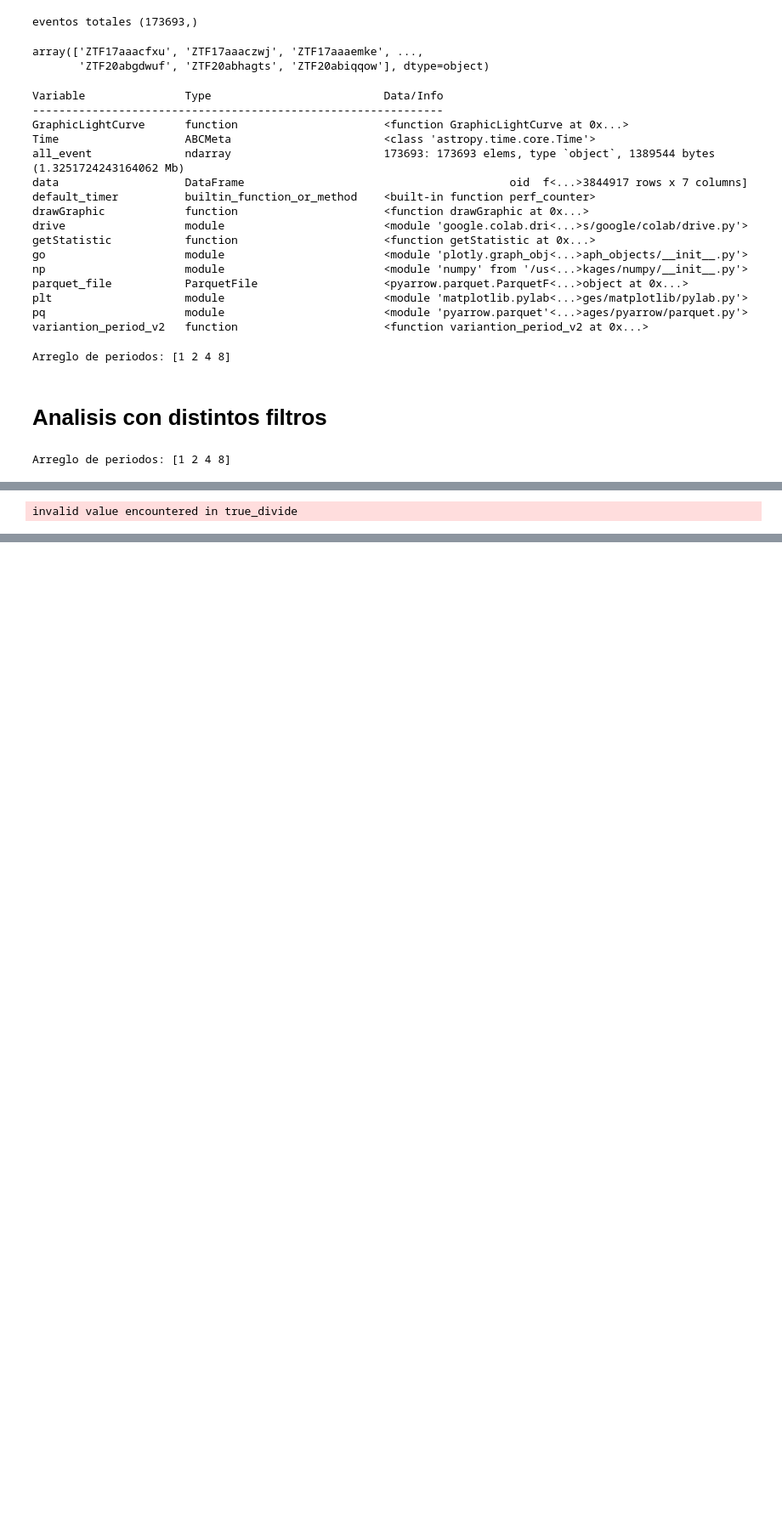
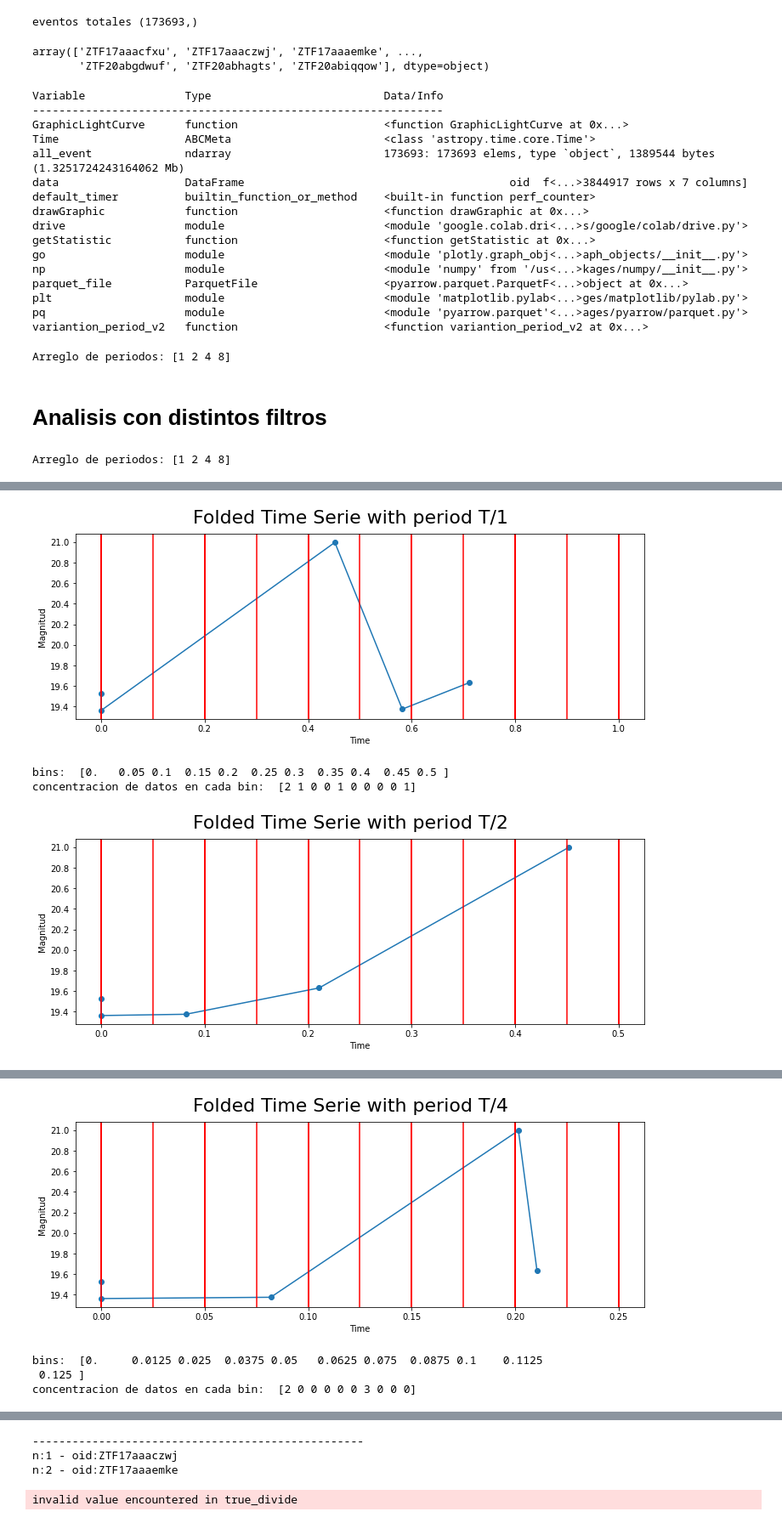
Before and after one commit to LeoQuark/HistogramasAdaptativos, a Jupyter notebook: Light curve with function.ipynb, the cells around one changed output, grey strips where cells are left out. Shown at 85% size. Cells and saved outputs as stored; diff of their text form; code cells hidden in the pictures; blank space fills up the shorter version.

```diff
--- a/Light curve with function.ipynb
+++ b/Light curve with function.ipynb
@@ -143,11 +144,11 @@ def variantion_period_v2(array_periods,ts_time, ts_mag, amount_bins=10):
         #indices - Devuelve los índices de los bins a los que pertenece cada valor del folded_time
         index_bin = np.digitize(folded_time[index_folded],bins=bins)
 
-        # print("bins: ",bins)
-        # print("concentracion de datos en cada bin: ",concentration)
+        print("bins: ",bins)
+        print("concentracion de datos en cada bin: ",concentration)
 
-        #Visualizar grafico de cada variación del periodo
-        # drawGraphic(bins,folded_time,ts_mag,index_folded,period)
+        # Visualizar grafico de cada variación del periodo
+        drawGraphic(bins,folded_time,ts_mag,index_folded,period)
 
         #Obtención de datos estadisticos de cada bin y formación del tensor
         vectorStatisticPeriod = np.asmatrix(getStatistic(index_folded,index_bin,ts_mag,amount_bins))
@@ -297,7 +298,13 @@ all_time_event = []
 Arreglo de periodos: [1 2 4 8]
 # %%
 # tiempo de ejecucion del algoritmo
+from numpy import NaN
+
+
 start_analyze = default_timer()
+
+all_tensor_ts = []
+dict_tensor_all = {}
 
 for index, event in enumerate(all_event):
   # inicio - tiempo de ejecucion del analisis de cada evento
@@ -305,45 +312,64 @@ for index, event in enumerate(all_event):
   print(f'n:{index} - oid:{event}')
   fig = go.Figure()
 
-
   # extrae todas las magnitudes asociadas al evento y las ordena por tiempo (mjd)
   light_curve = data.loc[data['oid'] == event].sort_values(by=['mjd'])
-  # mtcolor = [['g','green'],['r','red'],['b','blue']]
 
-  print(light_curve['fid'])
-
+  # print(light_curve)
+  # light_curve.head()
 
   # graficar serie de tiempo con link a sitio de ALeRCE
   for band in light_curve['fid'].unique():
-    GraphicLightCurve(fig,band,light_curve,False)
-
+    GraphicLightCurve(fig,band,light_curve,True)
 
   # tensor que reune todos los filtros
   tensor_all_filter = []
+  dict_tensor = {}
 
   # nfid = numero del filter id (banda) = 1,green / 2,red
-  for nfid in range(1,4):
-    # type_filter = lambda nfid: 'Green' if nfid == 1 else 'Red'
-    print('Filtro',nfid)
-    idx_banda = light_curve['fid'] == nfid
-    print(idx_banda)
+  for nfid in range(1,3):
+    type_filter = lambda nfid: 'Green' if nfid == 1 else 'Red'
+    # print('Filtro',nfid)
+    idx_banda = (light_curve['fid'] == nfid)
+    # aux = idx_banda.to_frame()
 
-    print(len(idx_banda))
+    # print(idx_banda)
+    # print(len(idx_banda))
 
     mjd_min = light_curve.mjd.values.min()
 
     tiempoNormalizado = (light_curve.mjd.values - mjd_min) / (light_curve.mjd.values.max() - mjd_min)
+
+    # print('a',array_periods)
+    # print('b',tiempoNormalizado[idx_banda], type(tiempoNormalizado[idx_banda]))
+    # print('c',light_curve.magpsf_corr[idx_banda].values,type(light_curve.magpsf_corr[idx_banda].values))
+
+    if(len(tiempoNormalizado[idx_banda]) == 0 or np.isnan(tiempoNormalizado[idx_banda]).all()):
+      # print('tiempoNormalizado is empty or nan')
+      break
+
+    if(len(light_curve.magpsf_corr[idx_banda].values)==0 or np.isnan(light_curve.magpsf_corr[idx_banda].values).all()):
+      # print('magpsf of light curve is empty or nan')
+      break
+
     # print('tiempoNormalizado\n',tiempoNormalizado)
     tensor = np.array(variantion_period_v2(array_periods, tiempoNormalizado[idx_banda], light_curve.magpsf_corr[idx_banda].values, nbines))
     tensor_all_filter.append(tensor)
-    print(f'dimensiones {tensor.shape}')
+
+    dict_tensor[f'Filter {type_filter(nfid)}'] = tensor_all_filter
+
+    # print(f'dimensiones {tensor.shape}')
     # print(f'Tensor {index}: \n{tensor}')
     print('-'*50)
 
 
+
+  dict_tensor_all[f'{event}'] = dict_tensor
   # asignar formato de tensor y muestralo
   tensor_all_filter = np.array(tensor_all_filter)
-  print(f'dimensiones total {tensor_all_filter.shape}')
+  # print(f'dimensiones total {tensor_all_filter.shape}')
+
+  all_tensor_ts.append(tensor_all_filter)
   # print(f'Tensor total {index}: \n{tensor_all_filter}')
 
   # fin
@@ -354,8 +380,8 @@ for index, event in enumerate(all_event):
   # agrego el tiempo de ejecicion al arreglo para obtener el promedio general
   all_time_event.append(time_method_event)
 
-  print(f'tiempo de ejecucion por evento: {time_method_event}')
-  print('-'*100)
+  # print(f'tiempo de ejecucion por evento: {time_method_event}')
+  # print('-'*100)
 
   if (index == limit - 1):
     break
@@ -388 +400,4 @@ n:2 - oid:ZTF17aaaemke
+[figure, added]
-invalid value encountered in true_divide
+bins:  [0.   0.05 0.1  0.15 0.2  0.25 0.3  0.35 0.4  0.45 0.5 ]
+concentracion de datos en cada bin:  [2 1 0 0 1 0 0 0 0 1]
+[figure, added]
@@ -405,0 +406,4 @@ promedio de tiempo de ejecucion por evento 0.48292129999992117
+[figure, added]
+bins:  [0.     0.0125 0.025  0.0375 0.05   0.0625 0.075  0.0875 0.1    0.1125
+ 0.125 ]
+concentracion de datos en cada bin:  [2 0 0 0 0 0 3 0 0 0]
@@ -405,0 +411,4 @@ promedio de tiempo de ejecucion por evento 0.48292129999992117
+--------------------------------------------------
+n:1 - oid:ZTF17aaaczwj
+n:2 - oid:ZTF17aaaemke
+invalid value encountered in true_divide
```
Also changed, not shown: parts of 4 cells of this notebook, 1 other file.
